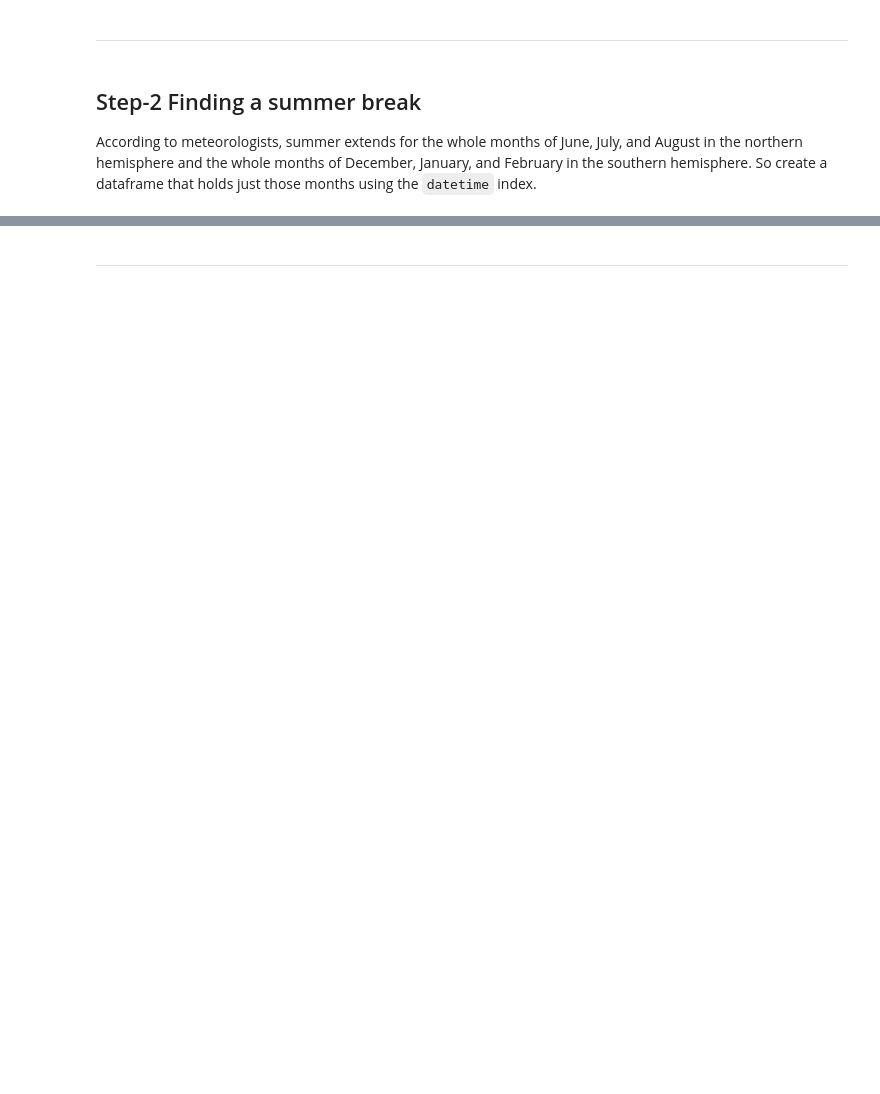
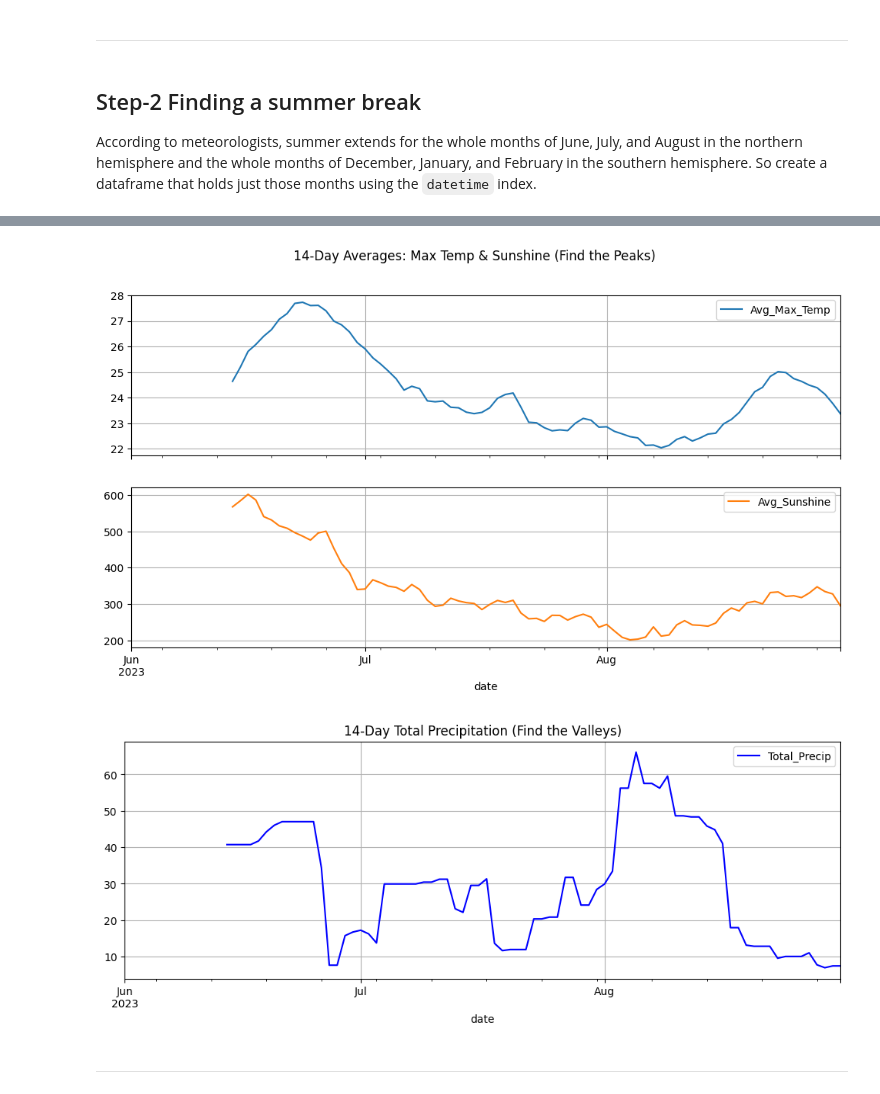
Before and after one commit to visionbyangelic/DATARAFLOW, a Jupyter notebook: dataraflow-week-7-data-analysis-pandas-2.ipynb, the cells around one changed output, grey strips where cells are left out. Cells and saved outputs as stored; diff of their text form; code cells hidden in the pictures; blank space fills up the shorter version.

Commit message:
Kaggle Notebook | dataraflow Week-7 (Data Analysis-Pandas-2) | Version 7

```diff
--- a/dataraflow-week-7-data-analysis-pandas-2.ipynb
+++ b/dataraflow-week-7-data-analysis-pandas-2.ipynb
@@ -185,0 +198,13 @@ memory usage: 25.7 KB
+# %%
+# Cleaning Step 2: Remove empty and near-empty columns
+
+# 1. Drop the 'wdir' and 'snow' columns
+
+df.drop(columns=['wdir', 'snow'], inplace=True)
+
+# 2. checking
+print("--- After Step 2: df.info() ---")
+df.info()
+
+print("\n--- After Step 2: df.head() ---")
+print(df.head())
@@ -238,0 +269,60 @@ summer_df['14_Day_Total_Precip'].plot(grid=True, figsize=(10,5),
+# %%
+# --- Step 3: Analyze 14-Day Rolling Statistics (Compatibility Fix) ---
+
+# Define our 14-day ("two week") window
+window_size = 14
+
+# --- Calculate Rolling Statistics (The Compatible Way) ---
+# We'll calculate stats for our 'good weather' metrics:
+#  'tmax' (High Temp), 'tsun' (High Sunshine), 'prcp' (Low Rain)
+
+# 1. Create a new, empty DataFrame to hold our stats.
+#    This keeps the original 'summer_df' clean.
+rolling_stats = pd.DataFrame(index=summer_df.index)
+
+# 2. Calculate each rolling stat one by one and add it as a column.
+#    This method is guaranteed to work on all pandas versions.
+rolling_stats['Avg_Max_Temp'] = summer_df['tmax'].rolling(window=window_size).mean()
+rolling_stats['Avg_Sunshine'] = summer_df['tsun'].rolling(window=window_size).mean()
+rolling_stats['Total_Precip'] = summer_df['prcp'].rolling(window=window_size).sum()
+
+# --- 1. Visual Analysis (Plotting) ---
+# This lets us "eyeball" the best periods.
+print("--- Visual Analysis Plots (Find the Best Period) ---")
+
+# Plot 1 & 2: Temperature and Sunshine
+# We're looking for the PEAKS (highest points) on these graphs.
+rolling_stats[['Avg_Max_Temp', 'Avg_Sunshine']].plot(
+    grid=True,
+    figsize=(12, 6),
+    title='14-Day Averages: Max Temp & Sunshine (Find the Peaks)',
+    subplots=True,
+    layout=(2,1) # Arrange them in 2 rows, 1 column
+)
+# We expect to see a
+
+# Plot 3: Precipitation
+# We're looking for the VALLEYS (lowest points) on this graph.
+rolling_stats[['Total_Precip']].plot(
+    grid=True,
+    figsize=(12, 4),
+    title='14-Day Total Precipitation (Find the Valleys)',
+    color='blue'
+)
+
+# --- 2. Programmatic Analysis (Sorting) ---
+# We can also sort the data to get an exact "best" date.
+# This confirms what we see in the plots.
+# (We drop NaN rows first, which are the first 13 days)
+final_stats = rolling_stats.dropna()
+
+print("\n--- Top 5 Best 14-Day Periods (by Avg Sunshine) ---")
+# The date shown is the *end date* of the 14-day period.
+print(final_stats.sort_values(by='Avg_Sunshine', ascending=False).head())
+
+print("\n--- Top 5 Best 14-Day Periods (by Avg Max Temp) ---")
+print(final_stats.sort_values(by='Avg_Max_Temp', ascending=False).head())
+
+print("\n--- Top 5 Best 14-Day Periods (by Lowest Total Rain) ---")
+print(final_stats.sort_values(by='Total_Precip', ascending=True).head())
+# %% [output]
@@ -239,2 +346,4 @@ summer_df['14_Day_Total_Precip'].plot(grid=True, figsize=(10,5),
+[figure, added]
+[figure, added]
 # %% [markdown]
 ---
```
Also changed, not shown: parts of 16 cells of this notebook.
